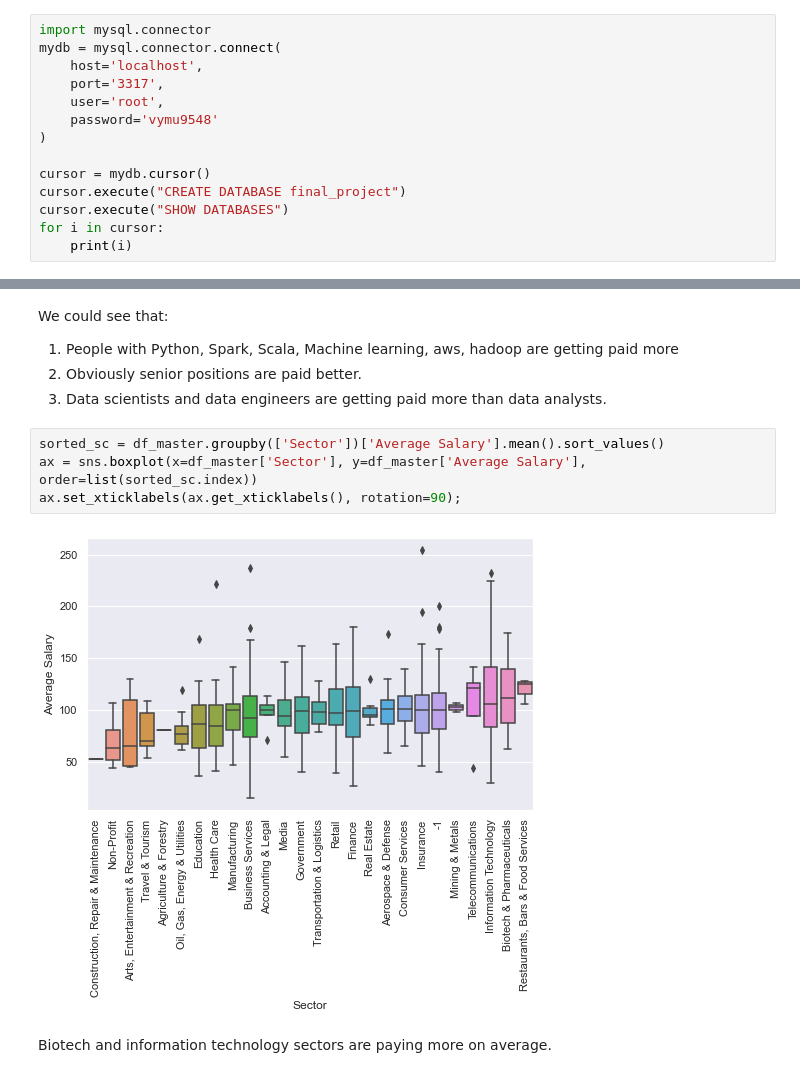
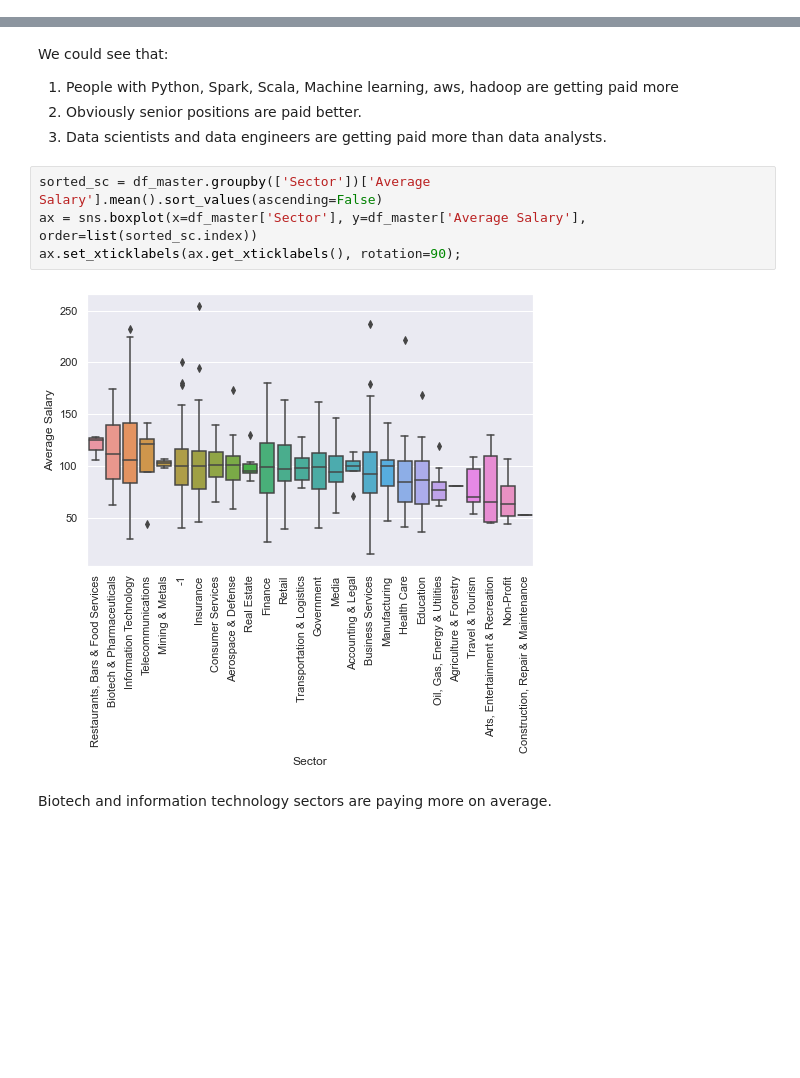
Before and after one commit to vytautasmu/Python_mokymai, a Jupyter notebook: final_work_vcs.ipynb, the cells around one changed output, grey strips where cells are left out. Drawn from its saved outputs; the diff is of its cells as text; blank space fills up the shorter version.

```diff
--- a/final_work_vcs.ipynb
+++ b/final_work_vcs.ipynb
@@ -16,14 +16,0 @@ from sklearn.model_selection import train_test_split
-# %%
-import mysql.connector
-mydb = mysql.connector.connect(
-    host='localhost',
-    port='3317',
-    user='root',
-    password='vymu9548'
-)
-
-cursor = mydb.cursor()
-cursor.execute("CREATE DATABASE final_project")
-cursor.execute("SHOW DATABASES")
-for i in cursor:
-    print(i)
@@ -411,11 +372,11 @@ We could see that:<br>
 2. Obviously senior positions are paid better.<br>
 3. Data scientists and data engineers are getting paid more than data analysts.
 # %%
-sorted_sc = df_master.groupby(['Sector'])['Average Salary'].mean().sort_values()
+sorted_sc = df_master.groupby(['Sector'])['Average Salary'].mean().sort_values(ascending=False)
 ax = sns.boxplot(x=df_master['Sector'], y=df_master['Average Salary'], order=list(sorted_sc.index))
 ax.set_xticklabels(ax.get_xticklabels(), rotation=90);
 # %% [output]
-[figure, old version]
+[figure, new version]
 # %% [markdown]
 Biotech and information technology sectors are paying more on average.
 # %%
```
Also changed, not shown: parts of 39 cells of this notebook.
